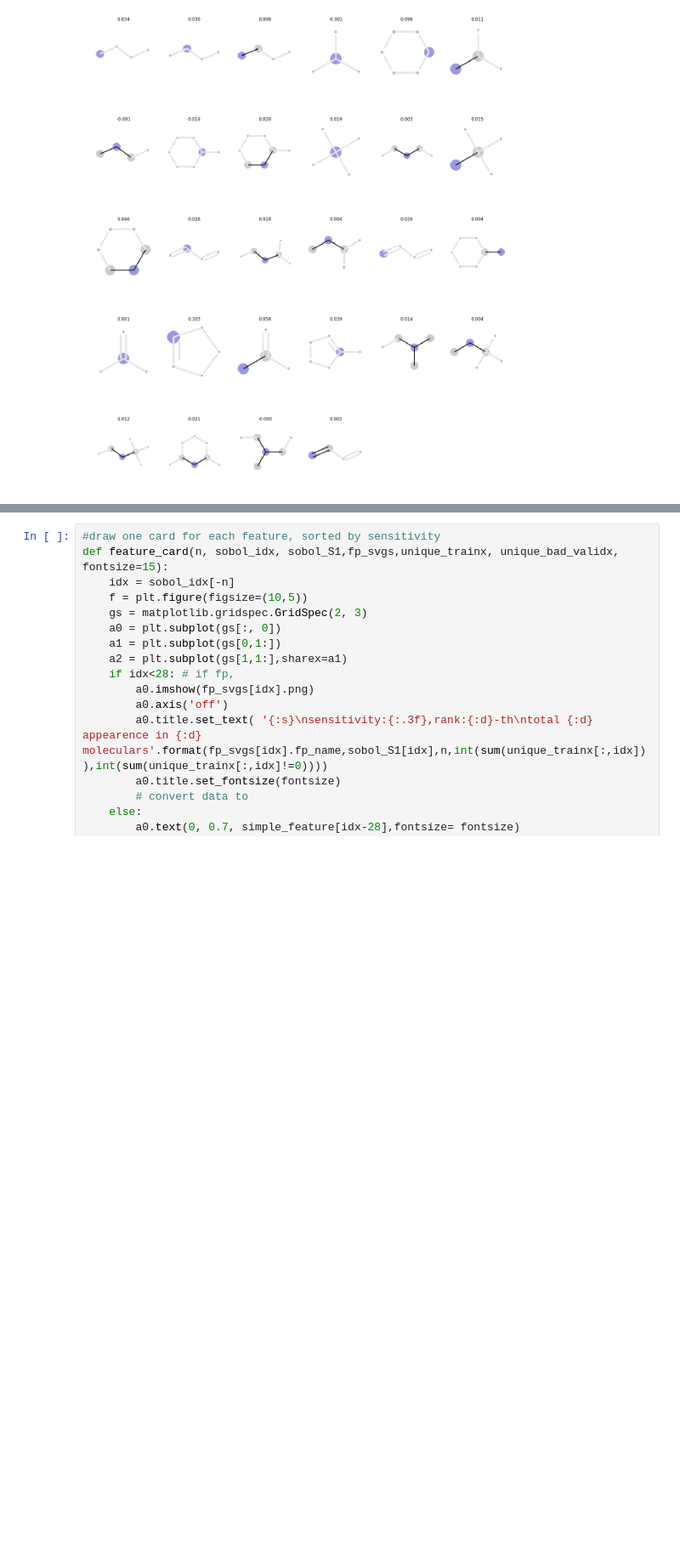
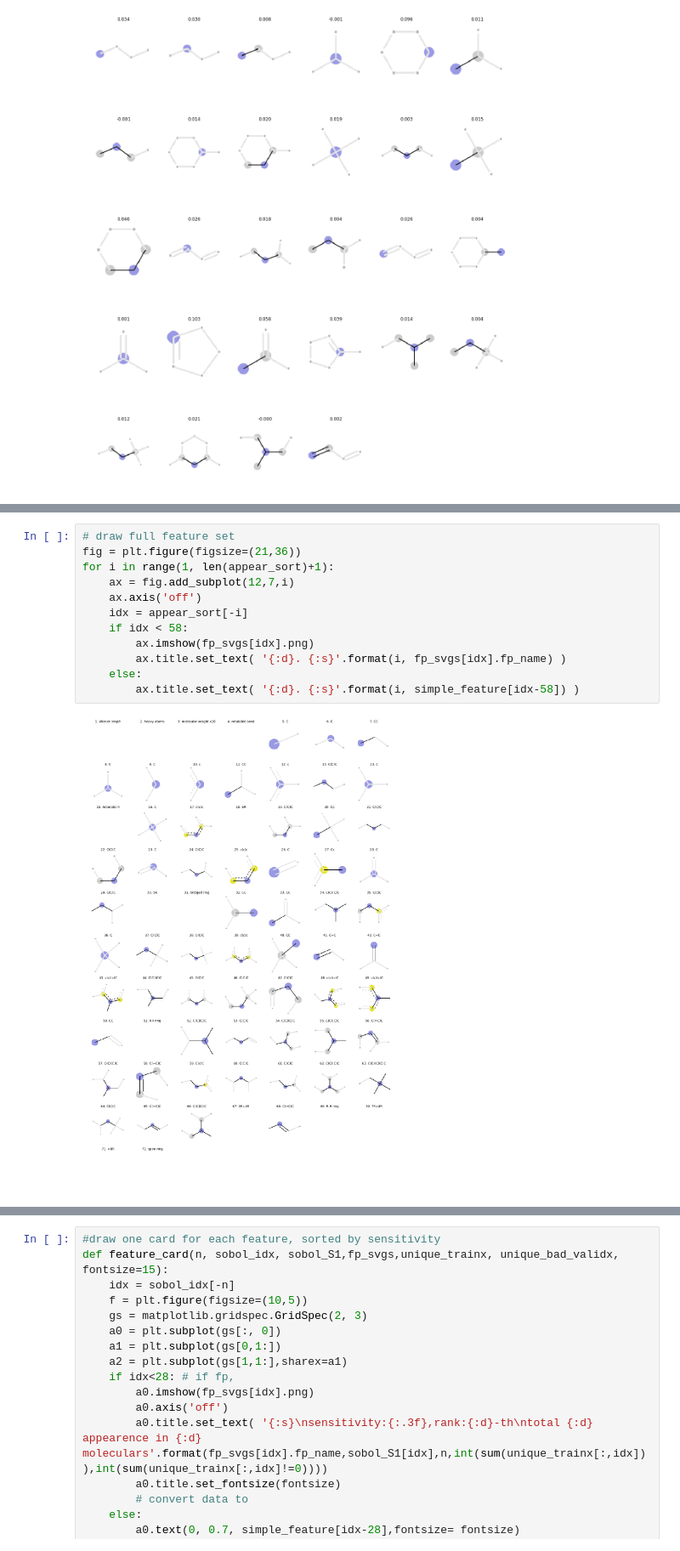
Before and after one commit to sungroup-sjtu/AIMS_ML, a Jupyter notebook: scripts/confusion_test.ipynb, the cells around one changed output, grey strips where cells are left out. Shown at 85% size. Cells and saved outputs as stored; diff of their text form; blank space fills up the shorter version.

```diff
--- a/scripts/confusion_test.ipynb
+++ b/scripts/confusion_test.ipynb
@@ -149,0 +204,14 @@ simple_feature = ['heavy atoms','molecular weight x10','Wiener length', 'rotatab
+# %%
+# draw full feature set
+fig = plt.figure(figsize=(21,36))
+for i in range(1, len(appear_sort)+1):
+    ax = fig.add_subplot(12,7,i)
+    ax.axis('off')
+    idx = appear_sort[-i]
+    if idx < 58:
+        ax.imshow(fp_svgs[idx].png)
+        ax.title.set_text( '{:d}. {:s}'.format(i, fp_svgs[idx].fp_name) )
+    else:
+        ax.title.set_text( '{:d}. {:s}'.format(i, simple_feature[idx-58]) )
+# %% [output]
+[figure, added]
```
Also changed, not shown: parts of 12 cells of this notebook, 2 other files.
